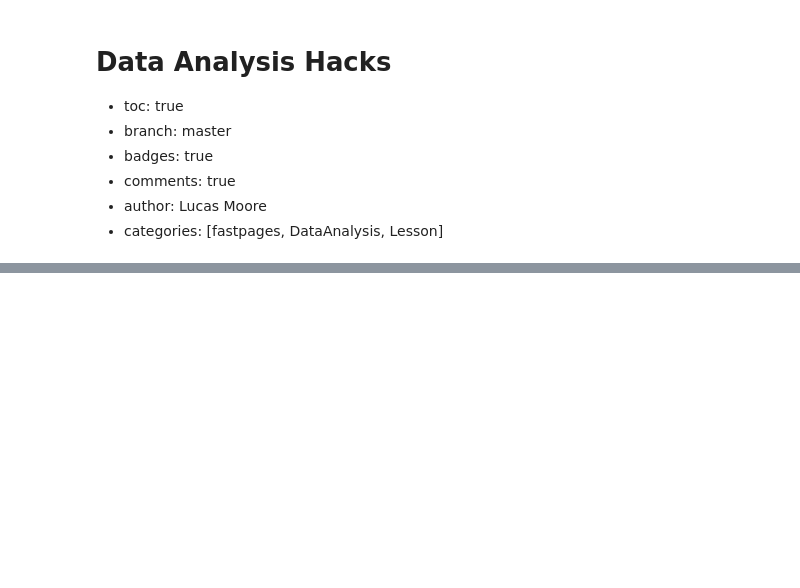
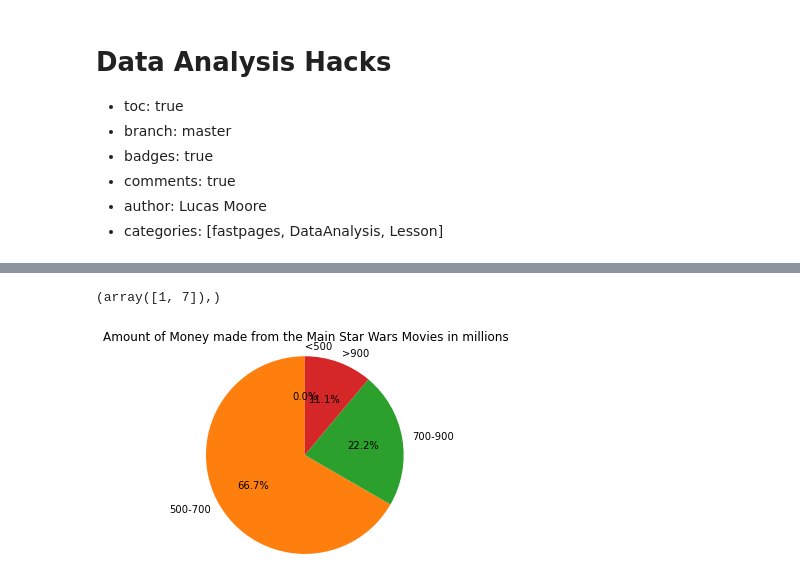
Before and after one commit to Q-tipwithaface/Q-tip, a Jupyter notebook: _notebooks/2023-04-27-Data_Analysis_Hacks.ipynb, the cells around one changed output, grey strips where cells are left out. Saved outputs shown, nothing was run; the diff lists cells and outputs as text; code cells hidden in the pictures; blank space fills up the shorter version.

```diff
--- a/_notebooks/2023-04-27-Data_Analysis_Hacks.ipynb
+++ b/_notebooks/2023-04-27-Data_Analysis_Hacks.ipynb
@@ -63,0 +40,34 @@ Sunday Night - 0.0
+# %%
+import numpy as np
+listofcolors = np.array(["blue", "purple", "red", "green", "green", "red", "yellow", "purple", "orange"])
+
+purple = np.where(listofcolors == "purple")
+
+print(purple)
+# %% [output]
+(array([1, 7]),)
+# %%
+import pandas as pd
+import matplotlib.pyplot as plt
+import numpy as np
+
+starwarsmovies = pd.DataFrame({
+    'Name': ["The Phantom Menace", "Attack of the Clones", "Revenge of the Sith", "A New Hope", "Empire Strikes Back", "Return of the Jedi", "The Force Awakens", "The Last Jedi", "The Rise of Skywalker"],
+    'Audience': [59, 56, 66, 96, 97, 94, 85, 42, 86],
+    'Rotten Tomatoes': [51, 65, 79, 93, 94, 83, 93, 91, 52],
+    'Duration': [133, 143, 140, 121, 124, 133, 136, 152, 142],
+    'money made(millions)':[431, 302, 380, 307, 209, 252, 936, 620, 515]
+
+})
+
+splitbymoney = ['<500', '500-700', '700-900', '>900']
+starwarsmovies['splitbymoney'] = pd.cut(starwarsmovies['money made(millions)'], bins=[0, 100, 500, 900, np.inf], labels=splitbymoney, include_lowest=True)
+numberof = starwarsmovies.groupby('splitbymoney')['Name'].count()
+
+# Create a pie chart of the age counts
+plt.pie(numberof, labels=splitbymoney, autopct='%1.1f%%', startangle=90)
+plt.title('Amount of Money made from the Main Star Wars Movies in millions')
+plt.axis('equal')
+plt.show()
+# %% [output]
+[figure, added]
```
Also changed, not shown: parts of 6 cells of this notebook, 4 other files.
